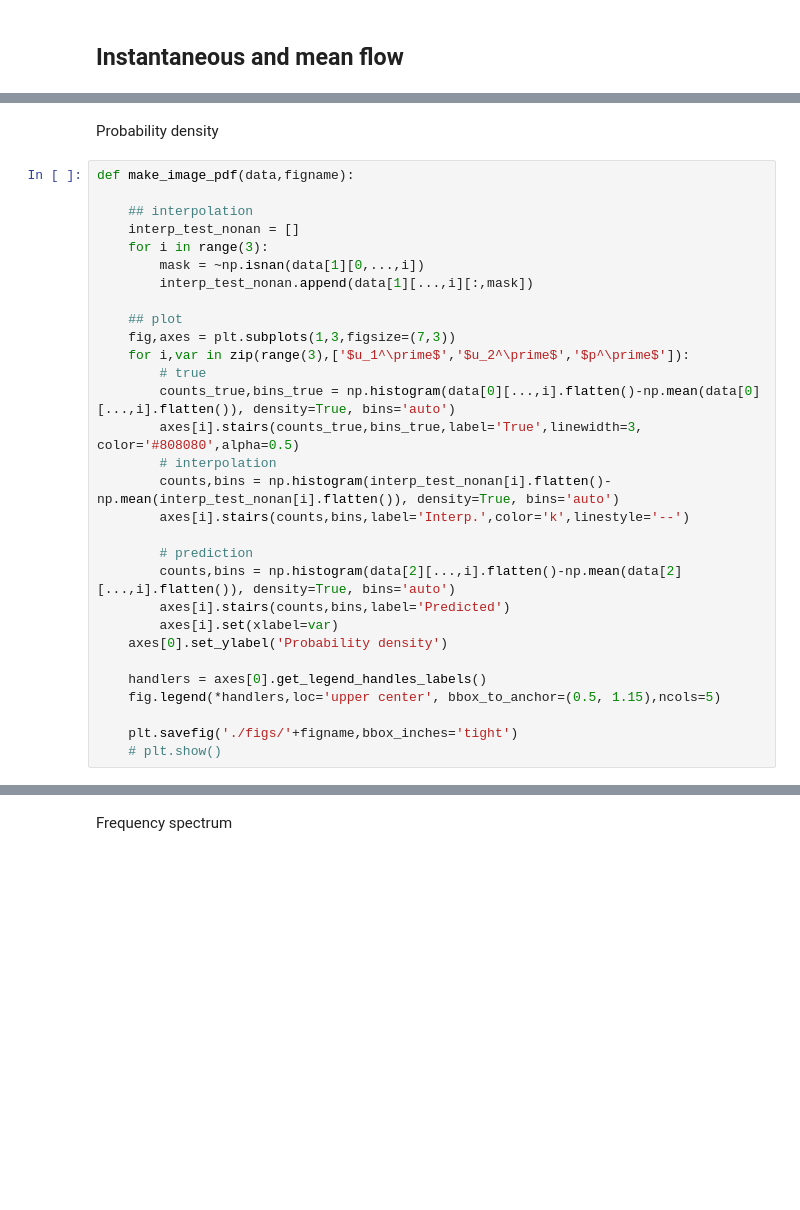
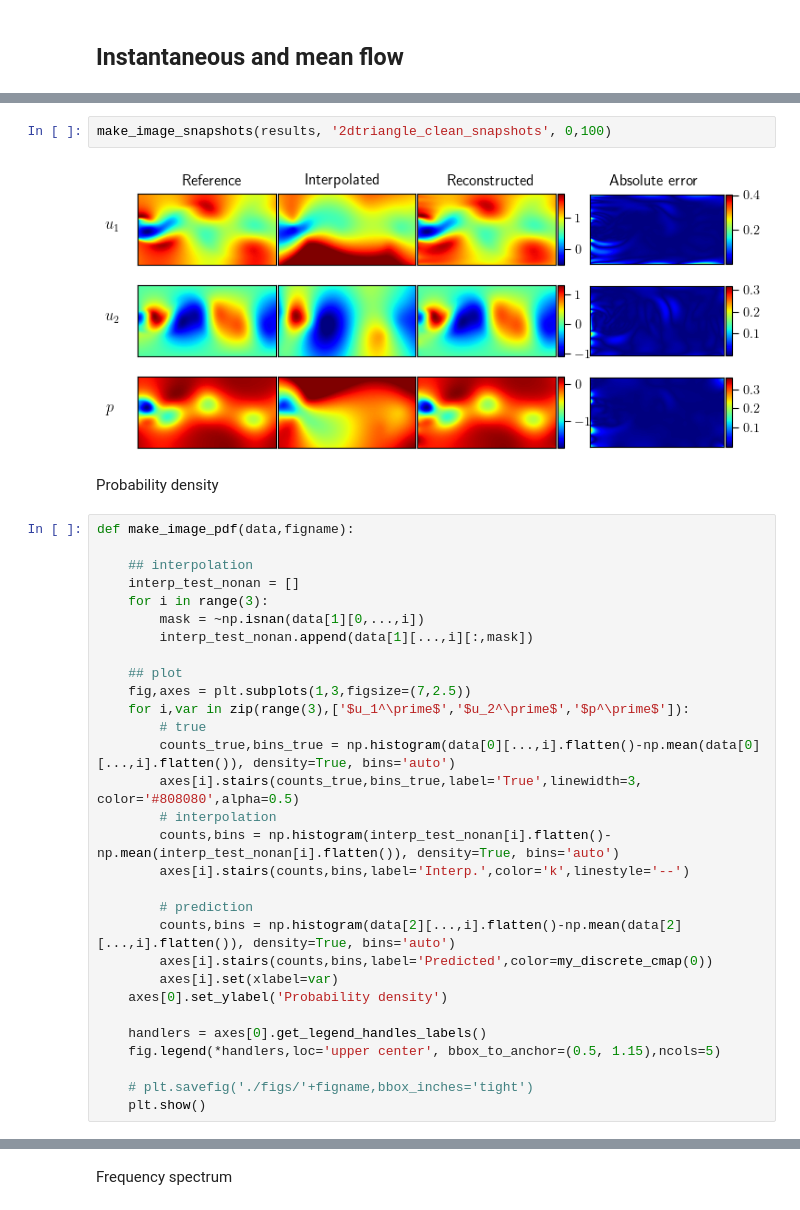
Before and after one commit to MagriLab/FlowReconstructionFromExperiment, a Jupyter notebook: figures_for_paper/clean_reconstruction.ipynb, the cells around one changed output, grey strips where cells are left out. Saved outputs shown, nothing was run; the diff lists cells and outputs as text; blank space fills up the shorter version.

```diff
--- a/figures_for_paper/clean_reconstruction.ipynb
+++ b/figures_for_paper/clean_reconstruction.ipynb
@@ -268,3 +238,7 @@ make_image_imshow(results_sparse,'clean_sparse_images',20)
+# %%
+make_image_snapshots(results, '2dtriangle_clean_snapshots', 0,100)
+# %% [output]
+[figure, added]
 # %% [markdown]
 Probability density
 # %%
@@ -277,7 +251,7 @@ def make_image_pdf(data,figname):
         interp_test_nonan.append(data[1][...,i][:,mask])
 
     ## plot
-    fig,axes = plt.subplots(1,3,figsize=(7,3))
+    fig,axes = plt.subplots(1,3,figsize=(7,2.5))
     for i,var in zip(range(3),['$u_1^\prime$','$u_2^\prime$','$p^\prime$']):
         # true
         counts_true,bins_true = np.histogram(data[0][...,i].flatten()-np.mean(data[0][...,i].flatten()), density=True, bins='auto')
@@ -288,12 +262,12 @@ def make_image_pdf(data,figname):
 
         # prediction
         counts,bins = np.histogram(data[2][...,i].flatten()-np.mean(data[2][...,i].flatten()), density=True, bins='auto')
-        axes[i].stairs(counts,bins,label='Predicted')
+        axes[i].stairs(counts,bins,label='Predicted',color=my_discrete_cmap(0))
         axes[i].set(xlabel=var)
     axes[0].set_ylabel('Probability density')
 
     handlers = axes[0].get_legend_handles_labels()
     fig.legend(*handlers,loc='upper center', bbox_to_anchor=(0.5, 1.15),ncols=5)
 
-    plt.savefig('./figs/'+figname,bbox_inches='tight')
-    # plt.show()
+    # plt.savefig('./figs/'+figname,bbox_inches='tight')
+    plt.show()
```
Also changed, not shown: parts of 28 cells of this notebook, 2 other files.
